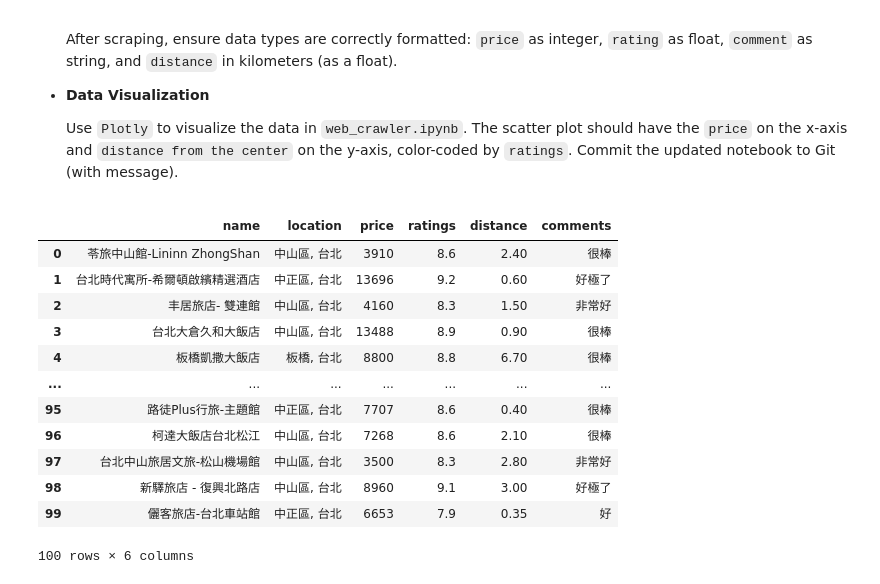
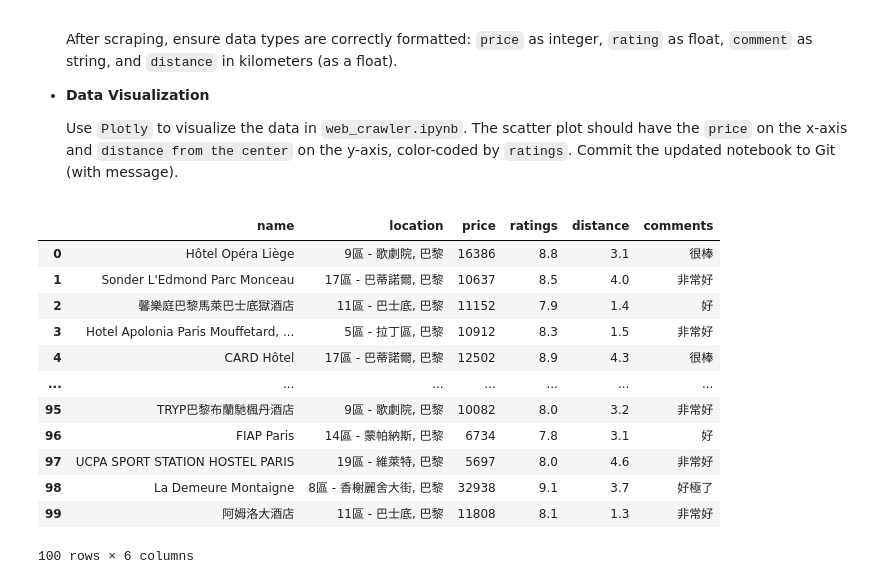
Before and after one commit to shang-chieh0830/NTU-ECON5166-DS, a Jupyter notebook: HW/programming_HW/web_crawler.ipynb, the cells around one changed output. Drawn from its saved outputs; the diff is of its cells as text; code cells hidden in the pictures.

```diff
--- a/HW/programming_HW/web_crawler.ipynb
+++ b/HW/programming_HW/web_crawler.ipynb
@@ -65,50 +65,52 @@ def get_hotels(location, checkin, checkout, num_results=100):
 
         # Extract the data from the list and add it to the temp DataFrame
         for item in ratings_data[1:52:2]:
+
+            #print(item)
+
             # Use regular expression to extract ratings and comments
-
-            match = re.match(r'(\d\.\d)(\D+)(\d*,?\d+\s則評語).*', item)
+            match = re.match(r'(\d\.\d)(\D+)(\d*,?\d+\s則評語)', item)
             if match:
                 rating, comment_text, _ = match.groups()
             else:
                 rating = None
                 comment_text = None
 
             temp_df.loc[len(temp_df)] = [None, None, None, rating, None, comment_text]
 
 
         temp_df["name"] = [name.text.strip() for name in soup.select('div[data-testid="title"].f6431b446c.a15b38c233')]
         temp_df["location"] = [location.text.strip() for location in soup.select('span.aee5343fdb.def9bc142a[data-testid="address"]')]
         temp_df["price"] = [price.text.strip() for price in soup.select("span.f6431b446c.fbfd7c1165.e84eb96b1f")]
         if soup.select('span[aria-expanded="false"][data-testid="distance"]'):
             temp_df["distance"] = [distance.text.strip() for distance in soup.select('span[aria-expanded="false"][data-testid="distance"]')]
 
         # Append temp_df to the main DataFrame hotels_df
         hotels = pd.concat([hotels, temp_df], ignore_index=True)
 
     hotels['price'] = hotels['price'].str.replace('TWD', '').str.replace(',', '').astype(int)
     hotels["ratings"] = hotels["ratings"].astype(float)
     hotels["comments"] = hotels["comments"].astype(str)
     hotels['distance'] = hotels['distance'].apply(lambda x: None if x is None else (float(x.replace('距中心 ', '').split(' ')[0]) / 1000) if '公尺' in x else float(x.replace('距中心 ', '').split(' ')[0]))
     return hotels[:num_results]
 
 
-hotels = get_hotels("台北", "2023-12-10", "2023-12-12", num_results=100)
+hotels = get_hotels("Paris", "2023-12-12", "2023-12-14", num_results=100)
 
 hotels
 # %% [output]
 |  | name | location | price | ratings | distance | comments |
-| 0 | 苓旅中山館-Lininn ZhongShan | 中山區, 台北 | 3910 | 8.6 | 2.40 | 很棒 |
-| 1 | 台北時代寓所-希爾頓啟繽精選酒店 | 中正區, 台北 | 13696 | 9.2 | 0.60 | 好極了 |
-| 2 | 丰居旅店- 雙連館 | 中山區, 台北 | 4160 | 8.3 | 1.50 | 非常好 |
-| 3 | 台北大倉久和大飯店 | 中山區, 台北 | 13488 | 8.9 | 0.90 | 很棒 |
-| 4 | 板橋凱撒大飯店 | 板橋, 台北 | 8800 | 8.8 | 6.70 | 很棒 |
+| 0 | Hôtel Opéra Liège | 9區 - 歌劇院, 巴黎 | 16386 | 8.8 | 3.1 | 很棒 |
+| 1 | Sonder L'Edmond Parc Monceau | 17區 - 巴蒂諾爾, 巴黎 | 10637 | 8.5 | 4.0 | 非常好 |
+| 2 | 馨樂庭巴黎馬萊巴士底獄酒店 | 11區 - 巴士底, 巴黎 | 11152 | 7.9 | 1.4 | 好 |
+| 3 | Hotel Apolonia Paris Mouffetard, ... | 5區 - 拉丁區, 巴黎 | 10912 | 8.3 | 1.5 | 非常好 |
+| 4 | CARD Hôtel | 17區 - 巴蒂諾爾, 巴黎 | 12502 | 8.9 | 4.3 | 很棒 |
 | ... | ... | ... | ... | ... | ... | ... |
-| 95 | 路徒Plus行旅-主題館 | 中正區, 台北 | 7707 | 8.6 | 0.40 | 很棒 |
-| 96 | 柯達大飯店台北松江 | 中山區, 台北 | 7268 | 8.6 | 2.10 | 很棒 |
-| 97 | 台北中山旅居文旅-松山機場館 | 中山區, 台北 | 3500 | 8.3 | 2.80 | 非常好 |
-| 98 | 新驛旅店 - 復興北路店 | 中山區, 台北 | 8960 | 9.1 | 3.00 | 好極了 |
-| 99 | 儷客旅店-台北車站館 | 中正區, 台北 | 6653 | 7.9 | 0.35 | 好 |
+| 95 | TRYP巴黎布蘭馳楓丹酒店 | 9區 - 歌劇院, 巴黎 | 10082 | 8.0 | 3.2 | 非常好 |
+| 96 | FIAP Paris | 14區 - 蒙帕納斯, 巴黎 | 6734 | 7.8 | 3.1 | 好 |
+| 97 | UCPA SPORT STATION HOSTEL PARIS | 19區 - 維萊特, 巴黎 | 5697 | 8.0 | 4.6 | 非常好 |
+| 98 | La Demeure Montaigne | 8區 - 香榭麗舍大街, 巴黎 | 32938 | 9.1 | 3.7 | 好極了 |
+| 99 | 阿姆洛大酒店 | 11區 - 巴士底, 巴黎 | 11808 | 8.1 | 1.3 | 非常好 |
 100 rows × 6 columns
 # %%
 import plotly.express as px
```
Also changed, not shown: 2 other files.
